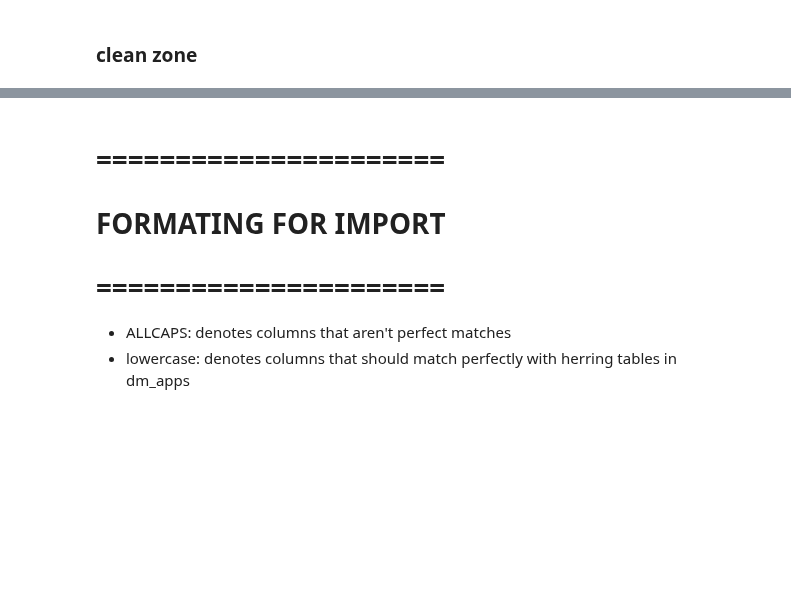
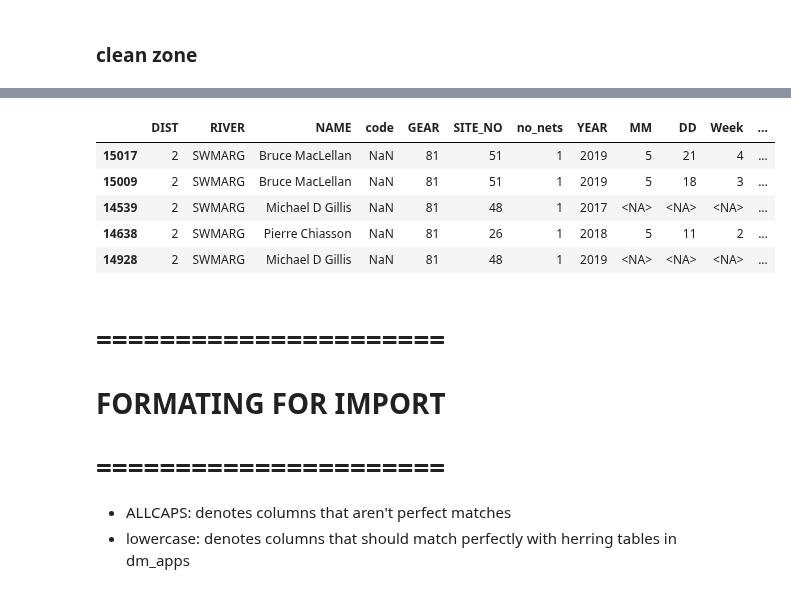
Before and after one commit to dfo-gulf-science/Gaspereau, a Jupyter notebook: 10. Cleaning and Creating Tables.ipynb, the cells around one changed output, grey strips where cells are left out. Saved outputs shown, nothing was run; the diff lists cells and outputs as text; code cells hidden in the pictures; blank space fills up the shorter version.

```diff
--- a/10. Cleaning and Creating Tables.ipynb
+++ b/10. Cleaning and Creating Tables.ipynb
@@ -473,3 +544,13 @@ df_SD.comments.unique()
+# %%
+# check results
+df_SD[df_SD.remarks.notna()].sample(5)
+# %% [output]
+|  | DIST | RIVER | NAME | code | GEAR | SITE_NO | no_nets | YEAR | MM | DD | Week | ... |
+| 15017 | 2 | SWMARG | Bruce MacLellan | NaN | 81 | 51 | 1 | 2019 | 5 | 21 | 4 | ... |
+| 15009 | 2 | SWMARG | Bruce MacLellan | NaN | 81 | 51 | 1 | 2019 | 5 | 18 | 3 | ... |
+| 14539 | 2 | SWMARG | Michael D Gillis | NaN | 81 | 48 | 1 | 2017 | <NA> | <NA> | <NA> | ... |
+| 14638 | 2 | SWMARG | Pierre Chiasson | NaN | 81 | 26 | 1 | 2018 | 5 | 11 | 2 | ... |
+| 14928 | 2 | SWMARG | Michael D Gillis | NaN | 81 | 48 | 1 | 2019 | <NA> | <NA> | <NA> | ... |
 # %% [markdown]
 # ======================
 # FORMATING FOR IMPORT
```
Also changed, not shown: parts of 15 cells of this notebook.
